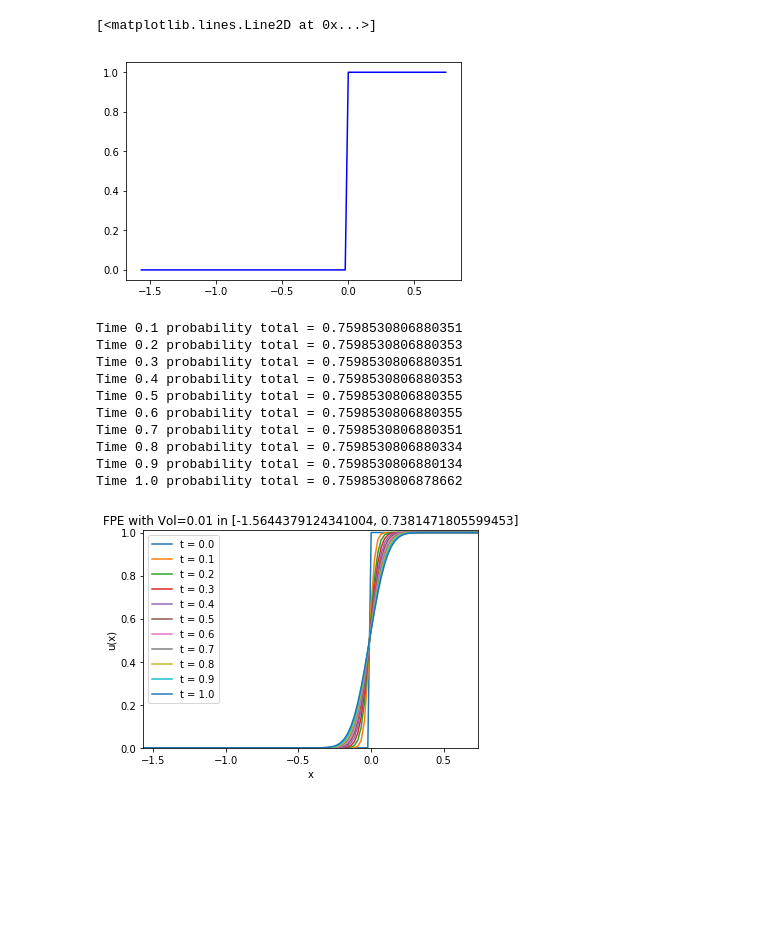
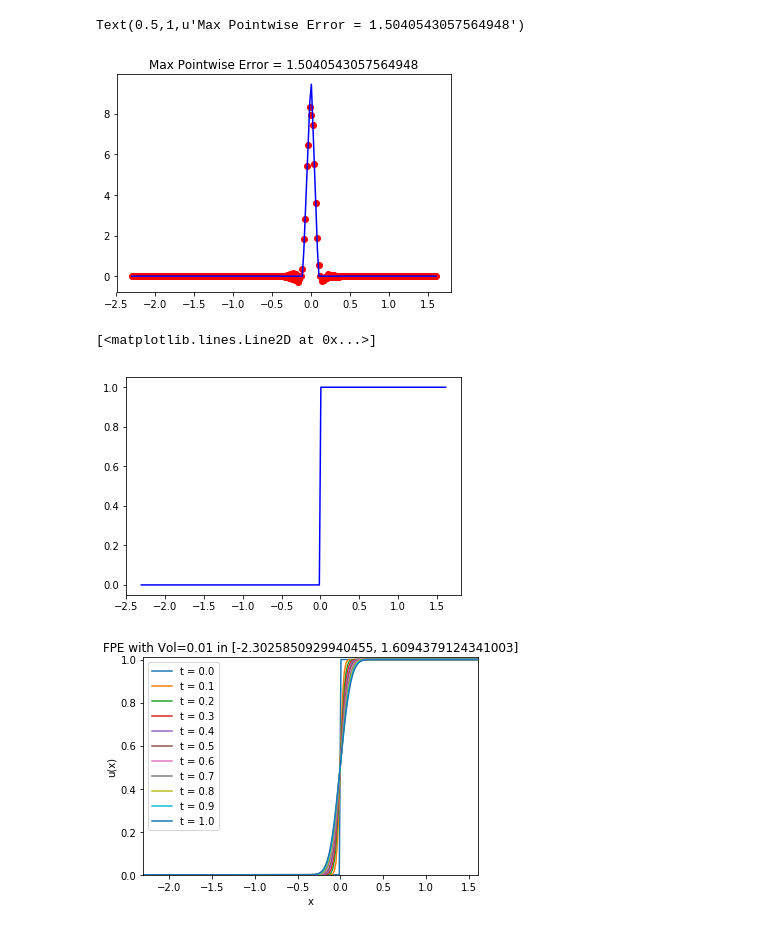
Before and after one commit to Ray950611/Option-Pricing, a Jupyter notebook: call_option_pricing.ipynb, the cells around one changed output. Drawn from its saved outputs; the diff is of its cells as text; code cells hidden in the pictures; blank space fills up the shorter version.

```diff
--- a/call_option_pricing.ipynb
+++ b/call_option_pricing.ipynb
@@ -150,12 +172,12 @@ K = 100.0
 dK = 20
 d = [1.0,1.0,-2.0]
 sigma = 0.1
-S_a = 20
-S_b = 200
-m=100
-n=50
-x_a = X(S_a,K,T)
-x_b = X(S_b,K,T)
+S_a = 10
+S_b = 500
+m=200
+n=1000
+x_a = X(S_a,K,0)
+x_b = X(S_b,K,0)
 xx = np.linspace(x_a, x_b, m+1)
 x_k = X(K-dK,K,0)
 x_k1 = X(K,K,0)
@@ -229,12 +243,12 @@ K = 100.0
 dK = 10
 d = [1.0,-2.0,1.0]
 sigma = 0.1
-S_a = 20
-S_b = 200
-m=100
+S_a = 10
+S_b = 500
+m=200
 n=1000
-x_a = X(S_a,K,T)
-x_b = X(S_b,K,T)
+x_a = X(S_a,K,0)
+x_b = X(S_b,K,0)
 xx = np.linspace(x_a, x_b, m+1)
 x_k = X(K-dK,K,0)
 x_k1 = X(K,K,0)
@@ -298,3 +302,10 @@ Time 1.0 probability total = 1.0065665347517774
+# %%
+plt.plot(xx,p_0,'ro')
+plt.plot(xx,u_0,'b')
+plt.title('Max Pointwise Error = '+str(max(abs(p_0-u_0))))
+# %% [output]
+Text(0.5,1,u'Max Pointwise Error = 1.5040543057564948')
+[figure, added]
 # %%
 #BS test 2
 r = 0.05
@@ -303,12 +314,12 @@ K = 100.0
 dK = 50
 d = [1.0,0.0]
 sigma = 0.1
-S_a = 20
-S_b = 200
-m=100
+S_a = 10
+S_b = 500
+m=200
 n=1000
-x_a = X(S_a,K,T)
-x_b = X(S_b,K,T)
+x_a = X(S_a,K,0)
+x_b = X(S_b,K,0)
 xx = np.linspace(x_a, x_b, m+1)
 x_k = X(K,K,0)
 x_k1 = X(K+dK,K,0)
@@ -324,21 +335,11 @@ u_0 = np.array(u_0)
 plt.plot(xx,u_0,'b')
 # %% [output]
 [<matplotlib.lines.Line2D at 0x...>]
-[figure, old version]
+[figure, new version]
 # %%
-p_t,xx = solve_fpe(m,n,T,sigma,x_a,x_b,u_0)
+p_t,xx = solve_fpe(m,n,T,sigma,x_a,x_b,u_0,'fixed')
 # %% [output]
-Time 0.1 probability total = 0.7598530806880351
-Time 0.2 probability total = 0.7598530806880353
-Time 0.3 probability total = 0.7598530806880351
-Time 0.4 probability total = 0.7598530806880353
-Time 0.5 probability total = 0.7598530806880355
-Time 0.6 probability total = 0.7598530806880355
-Time 0.7 probability total = 0.7598530806880351
-Time 0.8 probability total = 0.7598530806880334
-Time 0.9 probability total = 0.7598530806880134
-Time 1.0 probability total = 0.7598530806878662
-[figure, old version]
+[figure, new version]
 # %%
 V_t = p_t*np.exp(-r*T)
 S_t = np.array([S(x,K,T) for x in xx])
```
Also changed, not shown: parts of 25 cells of this notebook.
